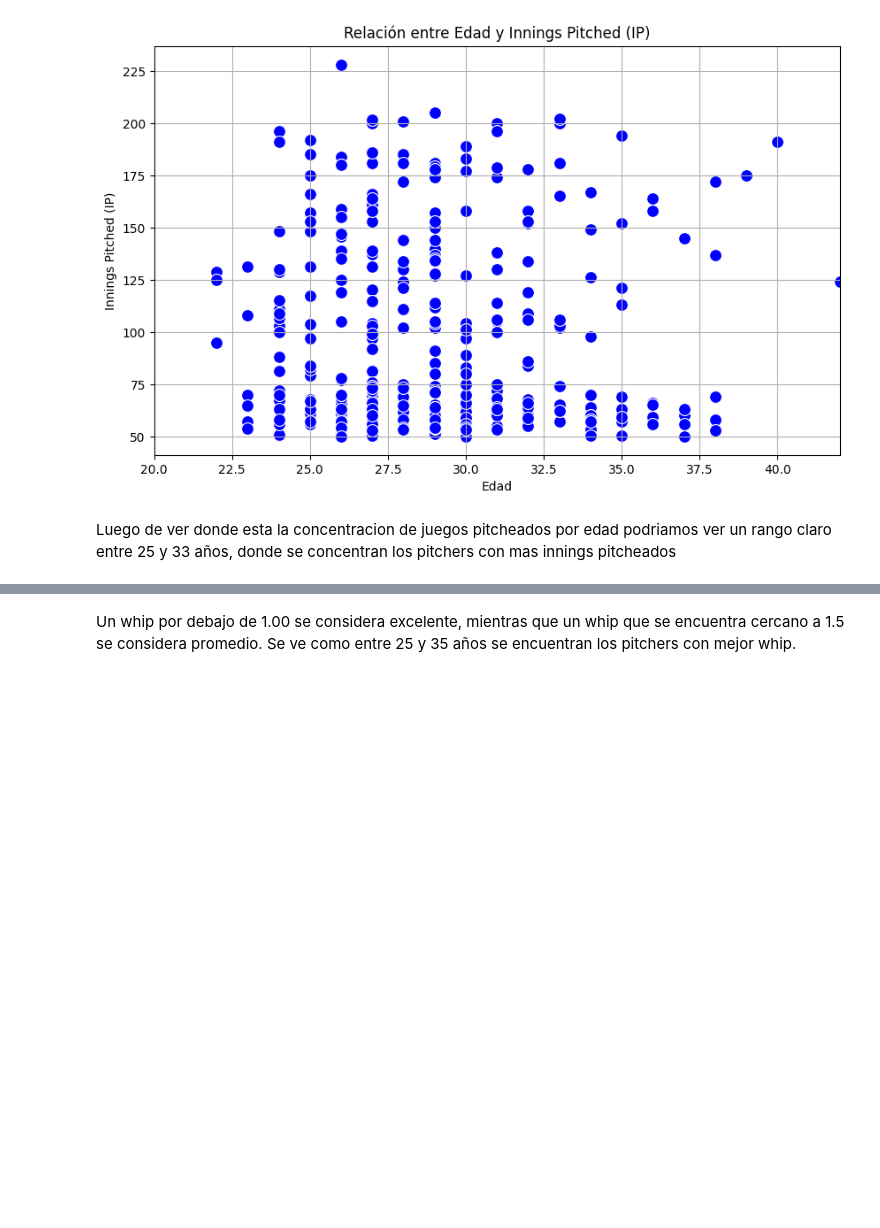
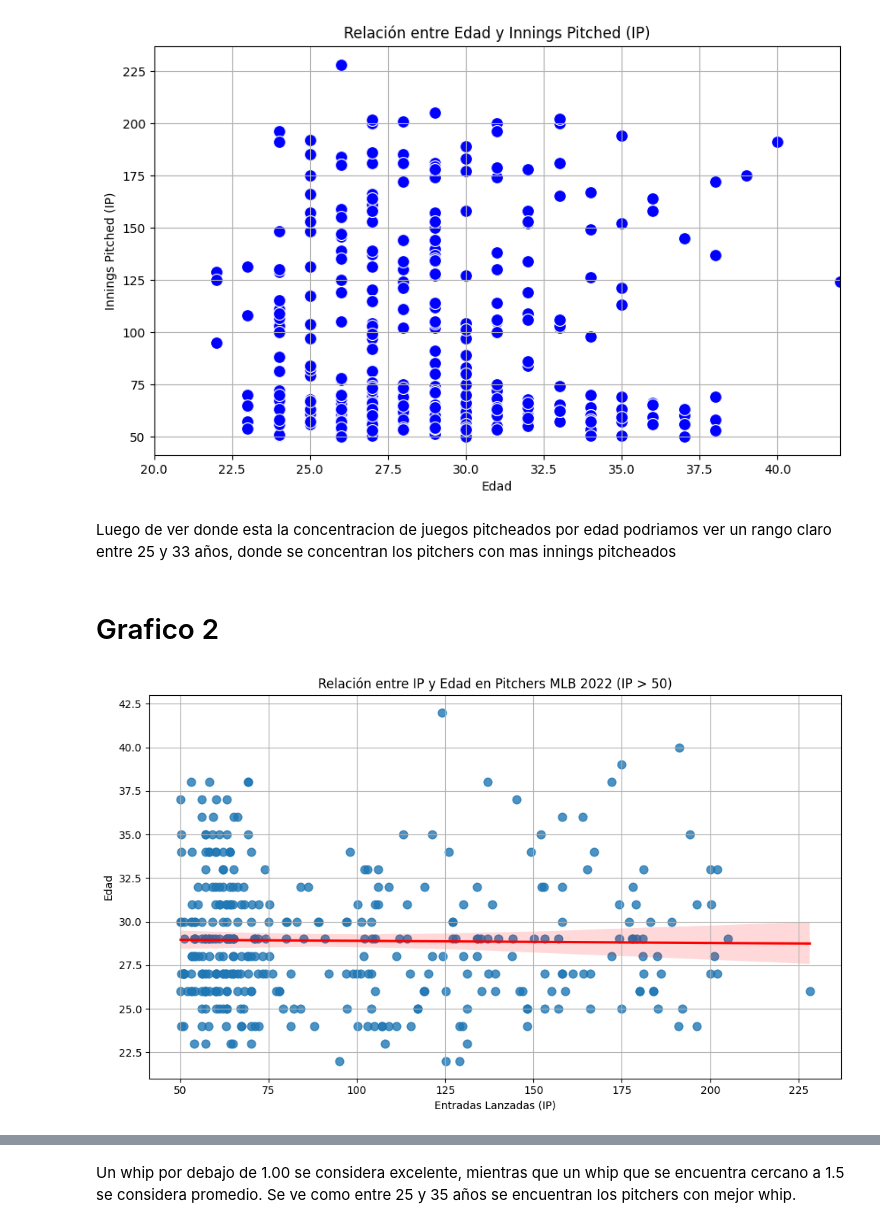
Before and after one commit to alvarogoncalves04/Trabajo-final--Alvaro-Goncalves-Yonelvis-Gonzales, a Jupyter notebook: test.ipynb, the cells around one changed output, grey strips where cells are left out. Cells and saved outputs as stored; diff of their text form; code cells hidden in the pictures; blank space fills up the shorter version.

```diff
--- a/test.ipynb
+++ b/test.ipynb
@@ -277,3 +256,21 @@ plt.show()
 [figure]
 # %% [markdown]
 Luego de ver donde esta la concentracion de juegos pitcheados por edad podriamos ver un rango claro entre 25 y 33 años, donde se concentran los pitchers con mas innings pitcheados
+# %% [markdown]
+# Grafico 2
+# %%
+df_filtrado = df[df['IP'] > 50]
+
+# Crear gráfico de dispersión con línea de regresión
+plt.figure(figsize=(10, 6))
+sns.regplot(data=df_filtrado, x='IP', y='Age', scatter_kws={'s': 60}, line_kws={'color': 'red'})
+
+# Títulos y etiquetas
+plt.title('Relación entre IP y Edad en Pitchers MLB 2022 (IP > 50)')
+plt.xlabel('Entradas Lanzadas (IP)')
+plt.ylabel('Edad')
+plt.grid(True)
+plt.tight_layout()
+plt.show()
+# %% [output]
+[figure, added]
```
Also changed, not shown: parts of 24 cells of this notebook, 1 other file.
